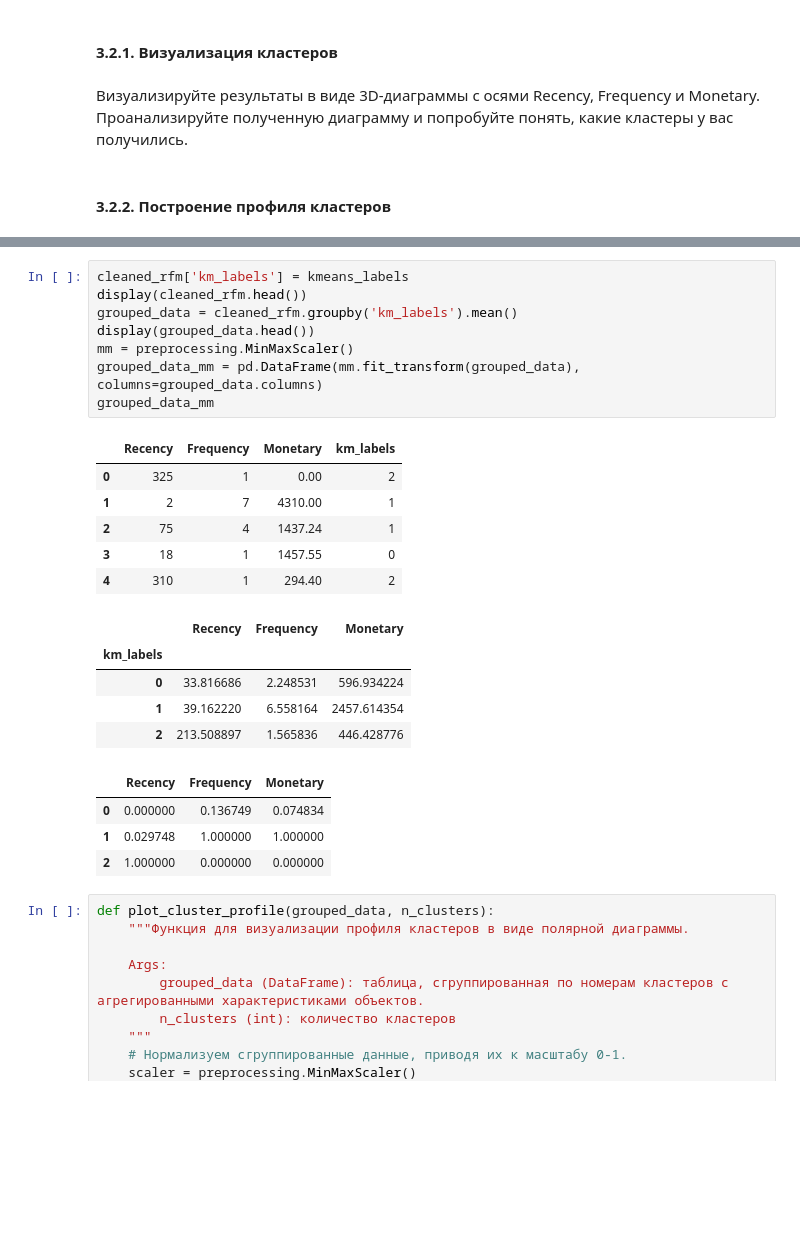
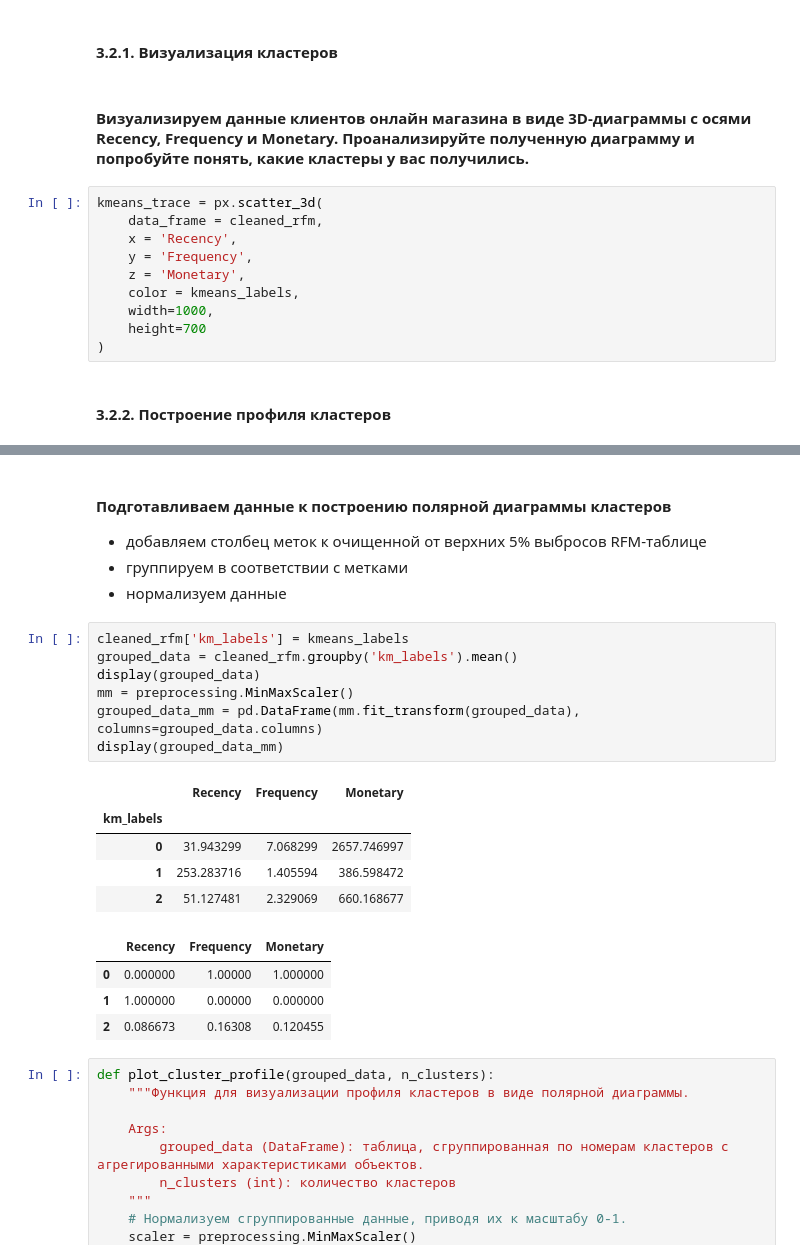
Before and after one commit to mureich81/OnLineShop, a Jupyter notebook: PROJECT_6_ClientSegmentation_OnLineShop.ipynb, the cells around one changed output, grey strips where cells are left out. Saved outputs shown, nothing was run; the diff lists cells and outputs as text; blank space fills up the shorter version.

```diff
--- a/PROJECT_6_ClientSegmentation_OnLineShop.ipynb
+++ b/PROJECT_6_ClientSegmentation_OnLineShop.ipynb
@@ -1049,7 +1080,17 @@ fig.show()
 # %% [markdown]
 #### 3.2.1. Визуализация кластеров
 # %% [markdown]
-Визуализируйте результаты в виде 3D-диаграммы с осями Recency, Frequency и Monetary. Проанализируйте полученную диаграмму и попробуйте понять, какие кластеры у вас получились.
+#### Визуализируем данные клиентов онлайн магазина в виде 3D-диаграммы с осями Recency, Frequency и Monetary. Проанализируйте полученную диаграмму и попробуйте понять, какие кластеры у вас получились.
+# %%
+kmeans_trace = px.scatter_3d(
+    data_frame = cleaned_rfm,
+    x = 'Recency',
+    y = 'Frequency',
+    z = 'Monetary',
+    color = kmeans_labels,
+    width=1000,
+    height=700
+)
 # %% [markdown]
 #### 3.2.2. Построение профиля кластеров
 # %% [markdown]
@@ -1070,30 +1111,28 @@ Radar Chart часто используется при определении п
 В модуле `graph_objects` библиотеки `plotly` есть встроенная функция `Scatterpolar`, которая позволяет построить полярную диаграмму. На основе этой функции мы подготовили для вас функцию `plot_cluster_profile()`, которая позволяет визуализировать профиль каждого из кластеров в виде полярной диаграммы. У неё есть два параметра: `grouped_data` — сгруппированные по кластерам характеристики объектов (клиентов), `n_clusters` — количество кластеров.
 
 Главное условие использования полярной диаграммы — все признаки должны быть приведены к единому масштабу с помощью нормализации, где 1 будет означать максимум, а 0 — минимум. Шаг с нормализацией мы также добавили в функцию `plot_cluster_profile()`.
+# %% [markdown]
+#### Подготавливаем данные к построению полярной диаграммы кластеров
+- добавляем столбец меток к очищенной от верхних 5% выбросов RFM-таблице
+- группируем в соответствии с метками
+- нормализуем данные
 # %%
 cleaned_rfm['km_labels'] = kmeans_labels
-display(cleaned_rfm.head())
 grouped_data = cleaned_rfm.groupby('km_labels').mean()
-display(grouped_data.head())
+display(grouped_data)
 mm = preprocessing.MinMaxScaler()
 grouped_data_mm = pd.DataFrame(mm.fit_transform(grouped_data), columns=grouped_data.columns)
-grouped_data_mm
+display(grouped_data_mm)
 # %% [output]
-|  | Recency | Frequency | Monetary | km_labels |
-| 0 | 325 | 1 | 0.00 | 2 |
-| 1 | 2 | 7 | 4310.00 | 1 |
-| 2 | 75 | 4 | 1437.24 | 1 |
-| 3 | 18 | 1 | 1457.55 | 0 |
-| 4 | 310 | 1 | 294.40 | 2 |
+|  | Recency | Frequency | Monetary |
+| km_labels |  |  |  |
+| 0 | 31.943299 | 7.068299 | 2657.746997 |
+| 1 | 253.283716 | 1.405594 | 386.598472 |
+| 2 | 51.127481 | 2.329069 | 660.168677 |
 |  | Recency | Frequency | Monetary |
-| km_labels |  |  |  |
-| 0 | 33.816686 | 2.248531 | 596.934224 |
-| 1 | 39.162220 | 6.558164 | 2457.614354 |
-| 2 | 213.508897 | 1.565836 | 446.428776 |
+| 0 | 0.000000 | 1.00000 | 1.000000 |
+| 1 | 1.000000 | 0.00000 | 0.000000 |
+| 2 | 0.086673 | 0.16308 | 0.120455 |
-|  | Recency | Frequency | Monetary |
-| 0 | 0.000000 | 0.136749 | 0.074834 |
-| 1 | 0.029748 | 1.000000 | 1.000000 |
-| 2 | 1.000000 | 0.000000 | 0.000000 |
 # %%
 def plot_cluster_profile(grouped_data, n_clusters):
     """Функция для визуализации профиля кластеров в виде полярной диаграммы.
```
Also changed, not shown: parts of 108 cells of this notebook, 3 other files.
